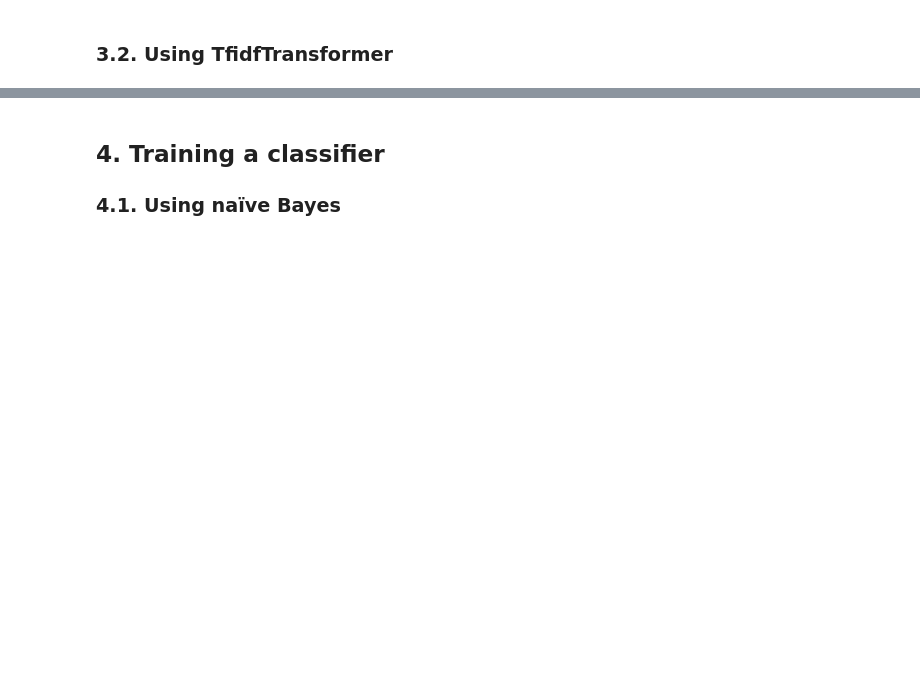
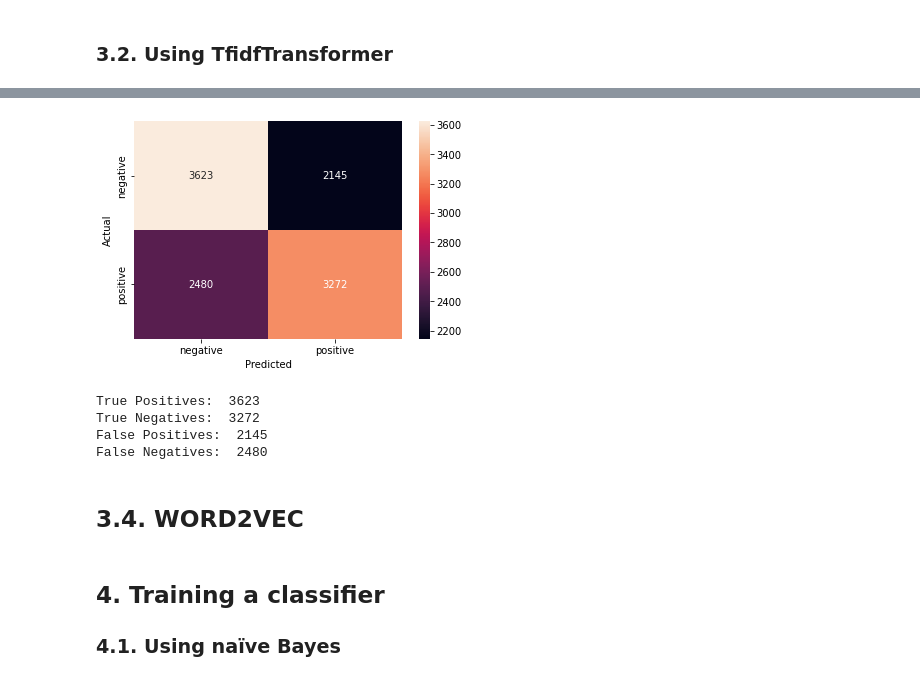
Before and after one commit to fayssalElAnsari/tatia-project, a Jupyter notebook: kaggle_notebook.ipynb, the cells around one changed output, grey strips where cells are left out. Drawn from its saved outputs; the diff is of its cells as text; code cells hidden in the pictures; blank space fills up the shorter version.

Commit message:
Kaggle Notebook | Arabic Tweets Sentiment Analysis | Version 19

```diff
--- a/kaggle_notebook.ipynb
+++ b/kaggle_notebook.ipynb
@@ -504,0 +494,14 @@ plt.spy(X_train_tfidf, markersize=0.01)
+# %%
+import numpy as np
+import pandas as pd
+
+training_positive_tweets = pd.read_table("/kaggle/input/arabic-sentiment-twitter-corpus/train_Arabic_tweets_positive_20190413.tsv", sep='\t',names=['sentiment', 'text'])
+training_negative_tweets = pd.read_table("/kaggle/input/arabic-sentiment-twitter-corpus/train_Arabic_tweets_negative_20190413.tsv", sep='\t',names=['sentiment', 'text'])
+testing_positive_tweets = pd.read_table("/kaggle/input/arabic-sentiment-twitter-corpus/test_Arabic_tweets_positive_20190413.tsv", sep='\t',names=['sentiment', 'text'])
+testing_negative_tweets = pd.read_table("/kaggle/input/arabic-sentiment-twitter-corpus/test_Arabic_tweets_negative_20190413.tsv", sep='\t',names=['sentiment', 'text'])
+
+
+training_positive_tweets = training_positive_tweets.replace(r'\n',' ', regex=True)
+training_negative_tweets = training_negative_tweets.replace(r'\n',' ', regex=True)
+testing_positive_tweets = testing_positive_tweets.replace(r'\n',' ', regex=True)
+testing_negative_tweets = testing_negative_tweets.replace(r'\n',' ', regex=True)
@@ -504,0 +561,7 @@ plt.spy(X_train_tfidf, markersize=0.01)
+# %%
+from sklearn.linear_model import LogisticRegression
+model = LogisticRegression(max_iter=1000)
+model = LogisticRegression(max_iter=1000, solver='saga', tol=1e-3)
+
+model.fit(X_train_1, y_train_1)
+y_pred_1 = model.predict(X_test_1)
@@ -504,0 +594,31 @@ plt.spy(X_train_tfidf, markersize=0.01)
+# %%
+from sklearn.metrics import confusion_matrix
+import matplotlib.pyplot as plt
+import seaborn as sns
+
+
+conf_mat = confusion_matrix(y_test_1, y_pred_1)
+sns.heatmap(conf_mat, annot=True, fmt='d',
+            xticklabels=['negative', 'positive'], yticklabels=['negative', 'positive'])
+plt.ylabel('Actual')
+plt.xlabel('Predicted')
+plt.show()
+# %% [output]
+[figure, added]
+# %%
+tp = conf_mat[0][0]
+fp = conf_mat[0][1]
+tn = conf_mat[1][1]
+fn = conf_mat[1][0]
+
+print("True Positives: ", tp)
+print("True Negatives: ", tn)
+print("False Positives: ", fp)
+print("False Negatives: ", fn)
+# %% [output]
+True Positives:  3623
+True Negatives:  3272
+False Positives:  2145
+False Negatives:  2480
+# %% [markdown]
+## 3.4. WORD2VEC
```
Also changed, not shown: parts of 56 cells of this notebook.
